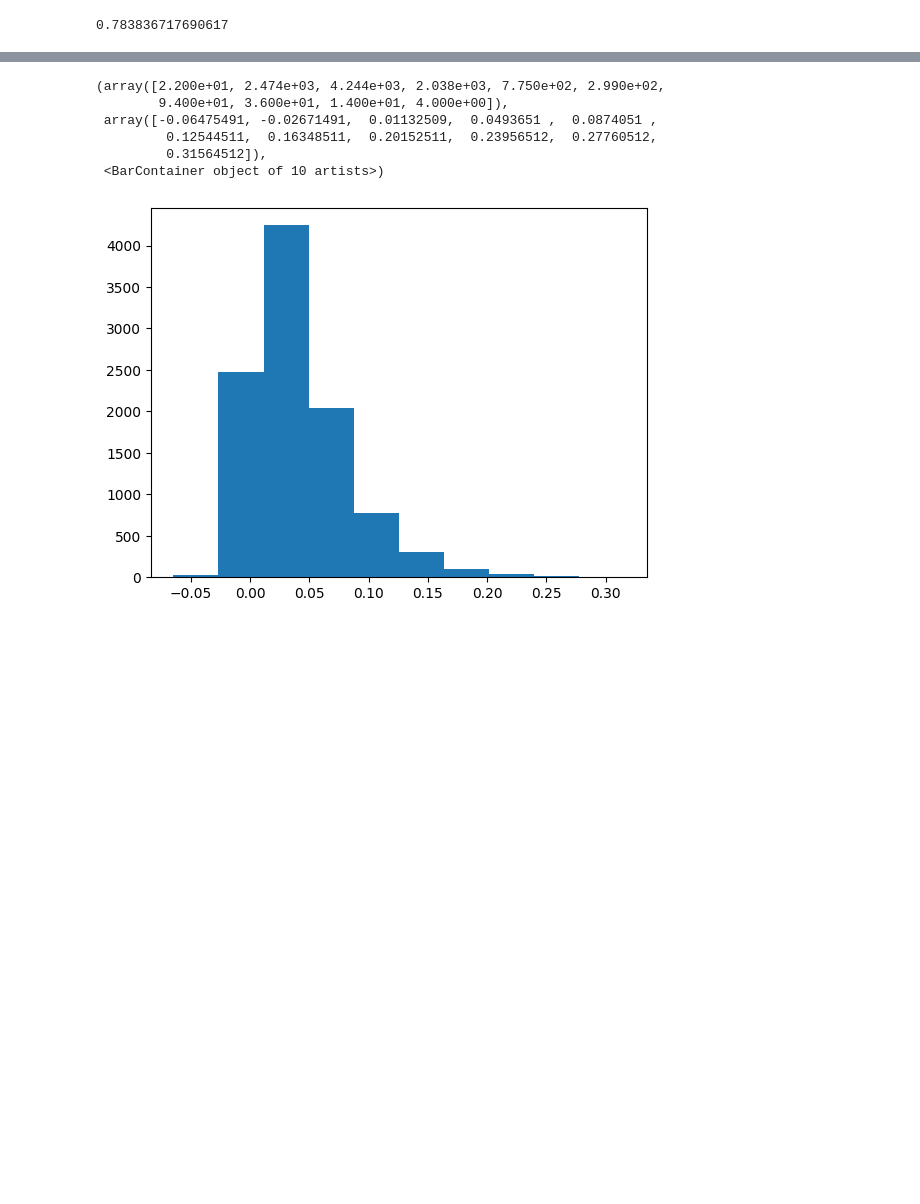
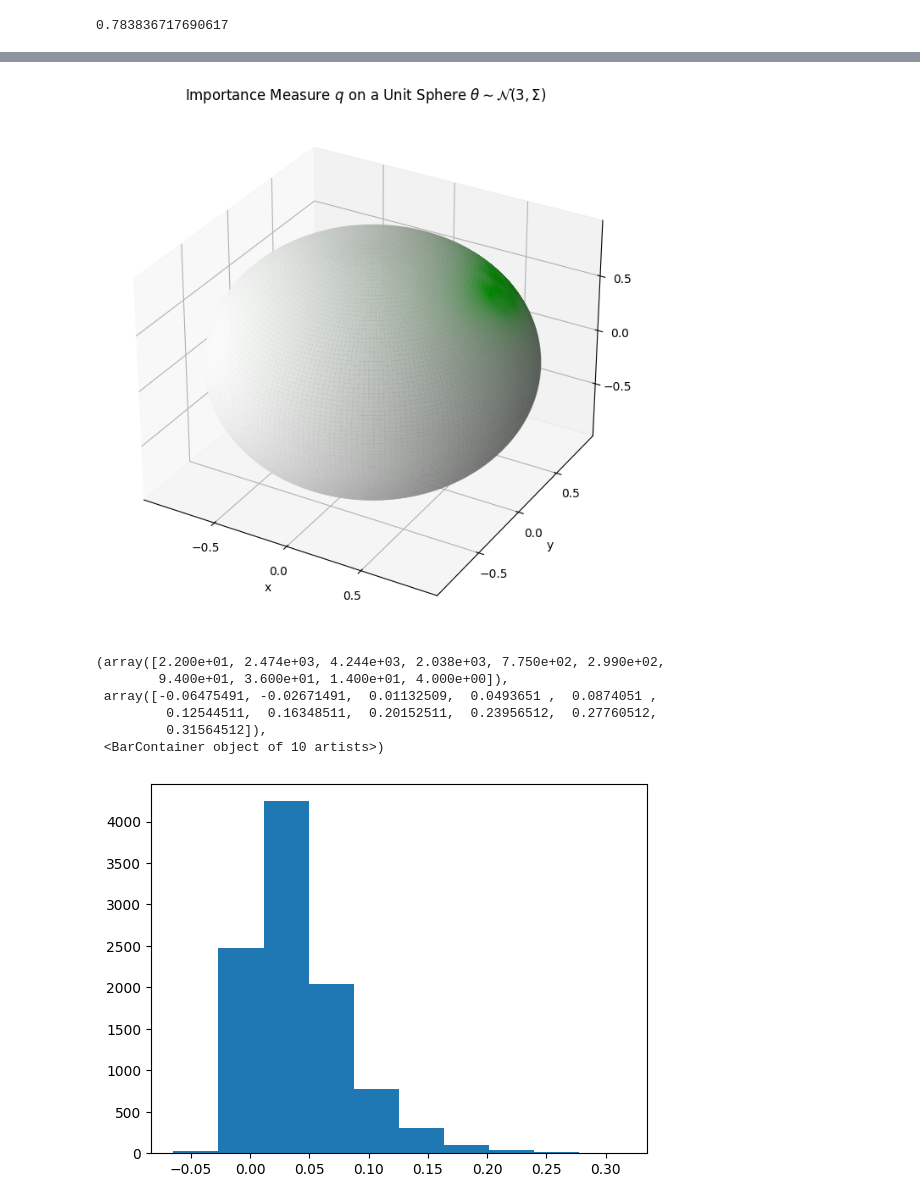
Before and after one commit to Quan-Zhou/MAB, a Jupyter notebook: Enet_3D.ipynb, the cells around one changed output, grey strips where cells are left out. Saved outputs shown, nothing was run; the diff lists cells and outputs as text; code cells hidden in the pictures; blank space fills up the shorter version.

```diff
--- a/Enet_3D.ipynb
+++ b/Enet_3D.ipynb
@@ -219,35 +219,37 @@ colors = [(1, 1, 1, 0), (0, 1, 0, 1)]  # RGBA: (White transparent → Green)
 custom_cmap = mcolors.LinearSegmentedColormap.from_list("white_to_green", colors, N=256)
 
 # Step 6: Plot the smooth heatmap on the unit sphere
 fig = plt.figure(figsize=(8, 8))
 ax = fig.add_subplot(111, projection='3d')
 
 # Set transparent background
 fig.patch.set_alpha(0)  # Make the figure background transparent
 ax.set_facecolor((1, 1, 1, 0))  # RGBA: (Red, Green, Blue, Alpha), Alpha=0 for transparency
 
 # Plot sphere with color from density
 ax.plot_surface(x, y, z, facecolors=custom_cmap(density), rstride=1, cstride=1, antialiased=True, alpha=0.9)
 
 # Set labels, limits, and title
-ax.set_title(r"Importance Measure $q$ on a Unit Sphere")
+ax.set_title(r"Importance Measure $q$ on a Unit Sphere $\theta\sim\mathcal{N}(3,\Sigma)$")
 ax.set_xlim([-1, 1])
 ax.set_ylim([-1, 1])
 ax.set_zlim([-1, 1])
 ax.set_xlabel('x')
 ax.set_ylabel('y')
 ax.set_zlabel('z')
 
 # Set tick labels for each axis
 tick_labels = [-0.5, 0, 0.5]
 ax.set_xticks(tick_labels)
 ax.set_yticks(tick_labels)
 ax.set_zticks(tick_labels)
 
 # Save plot as a PDF without margins
-plt.savefig("measureq0.pdf", format="pdf", bbox_inches='tight', pad_inches=0, transparent=True)
+plt.savefig("measureq3.pdf", format="pdf", bbox_inches='tight', pad_inches=0, transparent=True)
 
 plt.show()
+# %% [output]
+[figure, added]
 # %%
 plt.hist(difference)
 # %% [output]
```
Also changed, not shown: parts of 3 cells of this notebook, 1 other file.
